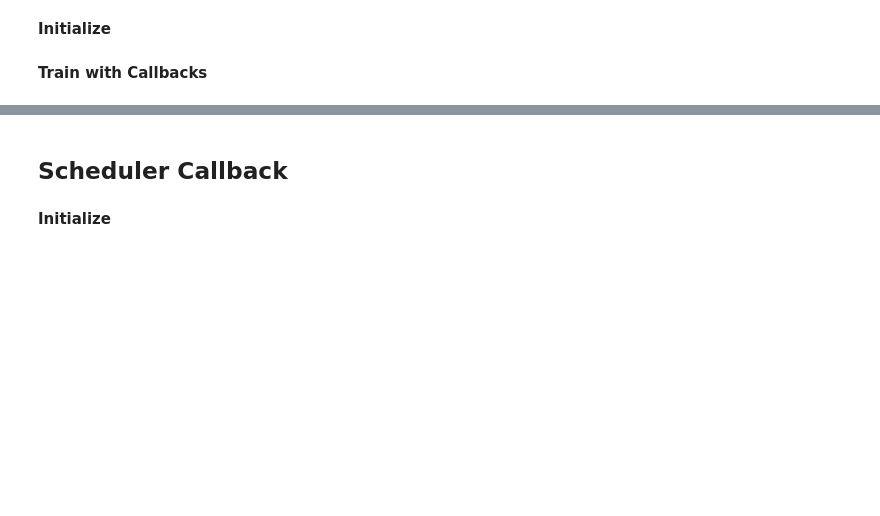
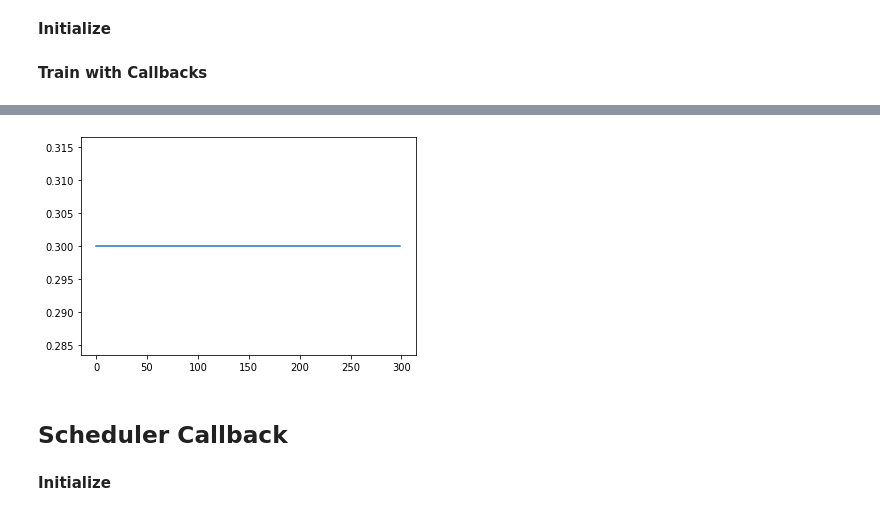
Before and after one commit to AmanDaVinci/DeepOrigins, a Jupyter notebook: notebooks/06_Hyperparameter-Scheduling-with-Callbacks.ipynb, the cells around one changed output, grey strips where cells are left out. Drawn from its saved outputs; the diff is of its cells as text; code cells hidden in the pictures; blank space fills up the shorter version.

```diff
--- a/notebooks/06_Hyperparameter-Scheduling-with-Callbacks.ipynb
+++ b/notebooks/06_Hyperparameter-Scheduling-with-Callbacks.ipynb
@@ -36,5 +35,5 @@ train_dl, test_dl = utils.get_dataloaders(x_train, y_train, x_test, y_test, batc
 # %%
-data = utils.Databunch(train_dl, test_dl, n_classes)
+data = Databunch(train_dl, test_dl, n_classes)
 # %%
 m = data.train_ds.x.shape[1]
 c = data.n_classes
@@ -91,8 +102,8 @@ learner = utils.Learner(model, data, opt, loss_func)
 # %% [markdown]
 **Train with Callbacks**
 # %%
-cb_list = [utils.StatsReporter([utils.accuracy]), Recorder()]
+cb_list = [StatsReporter([utils.accuracy]), Recorder()]
 # %%
-controller = utils.Controller(cb_list)
+controller = Controller(cb_list)
 controller.train(learner, epochs=3)
 # %% [output]
@@ -106,3 +117,7 @@ controller.recorder.plot_losses()
+# %%
+controller.recorder.plot_lrs()
+# %% [output]
+[figure, added]
 # %% [markdown]
 ## Scheduler Callback
 # %%
```
Also changed, not shown: parts of 46 cells of this notebook.
